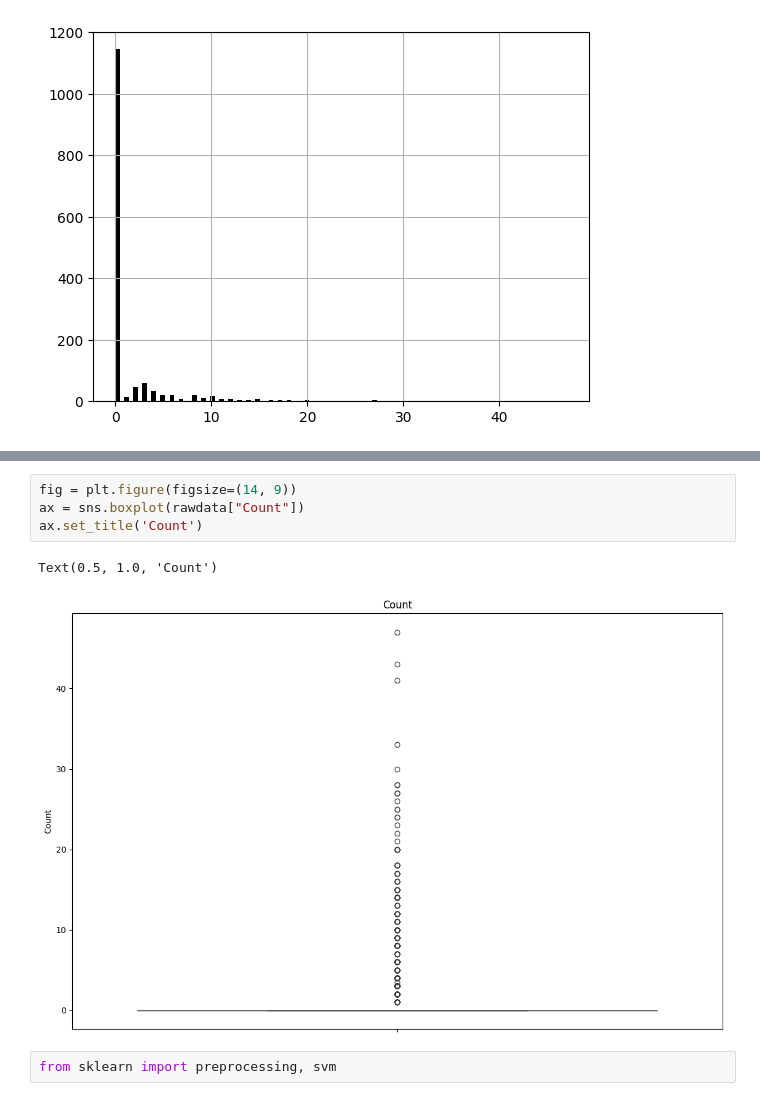
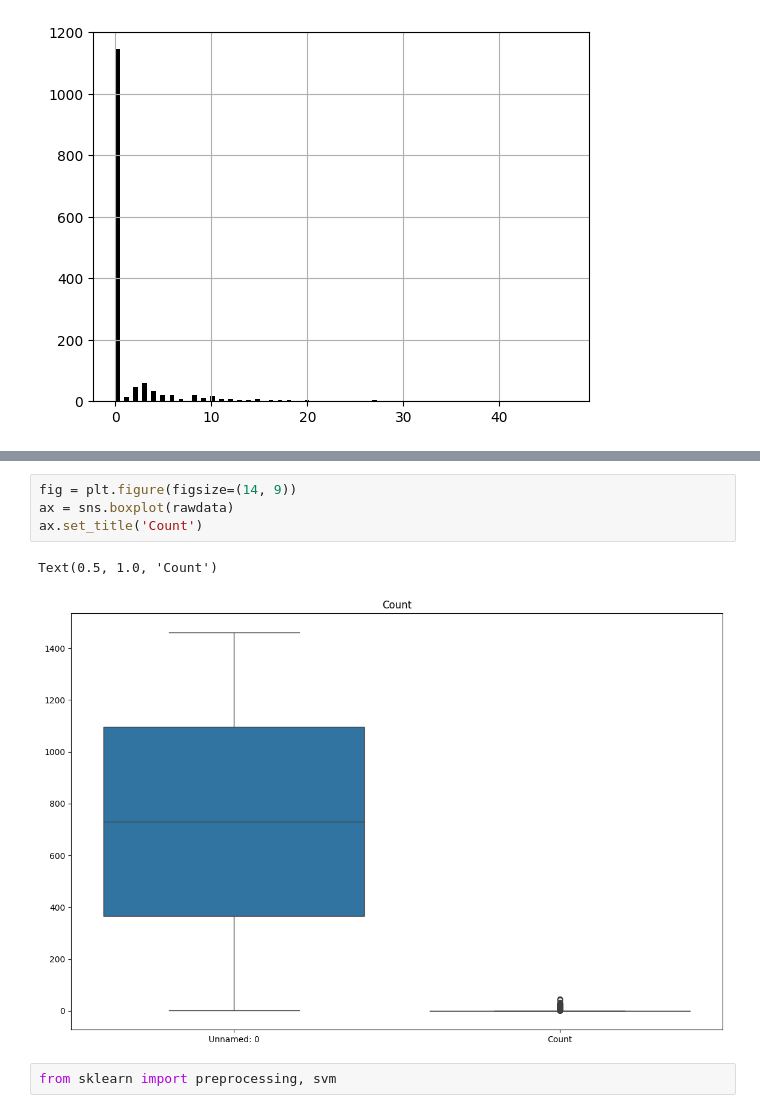
Before and after one commit to firefiruses/TimeSeries, a Jupyter notebook: HM4/homework4.ipynb, the cells around one changed output, grey strips where cells are left out. Cells and saved outputs as stored; diff of their text form.

```diff
--- a/HM4/homework4.ipynb
+++ b/HM4/homework4.ipynb
@@ -398,10 +384,10 @@ Text(0.5, 1.0, 'Count')
 # %%
 fig = plt.figure(figsize=(14, 9))
-ax = sns.boxplot(rawdata["Count"])
+ax = sns.boxplot(rawdata)
 ax.set_title('Count')
 # %% [output]
 Text(0.5, 1.0, 'Count')
-[figure, old version]
+[figure, new version]
 # %%
 from sklearn import preprocessing, svm
 # %%
```
Also changed, not shown: parts of 9 cells of this notebook.
